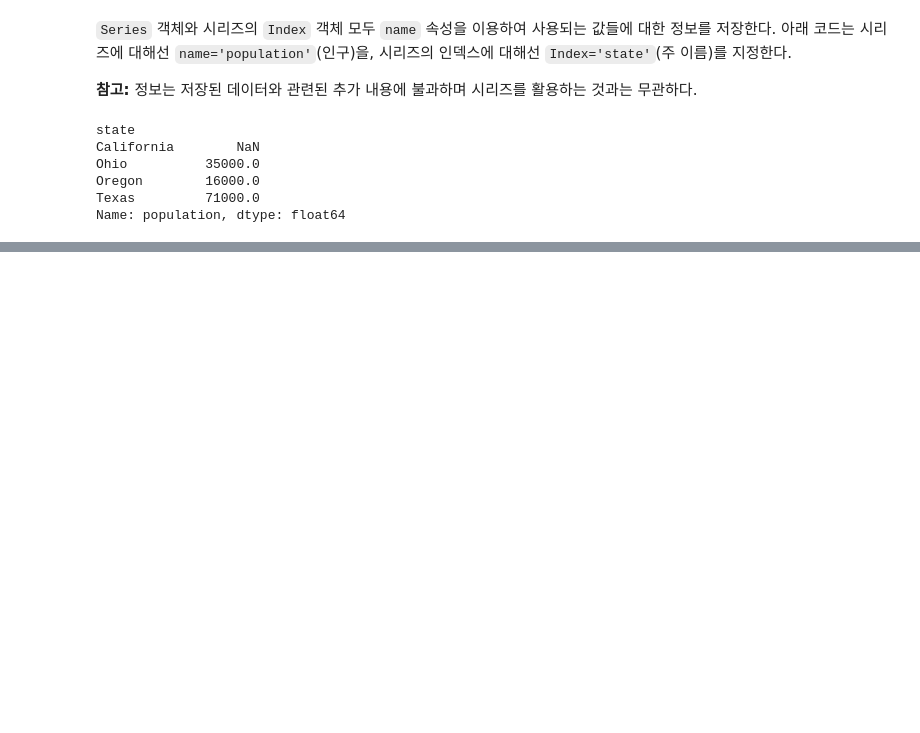
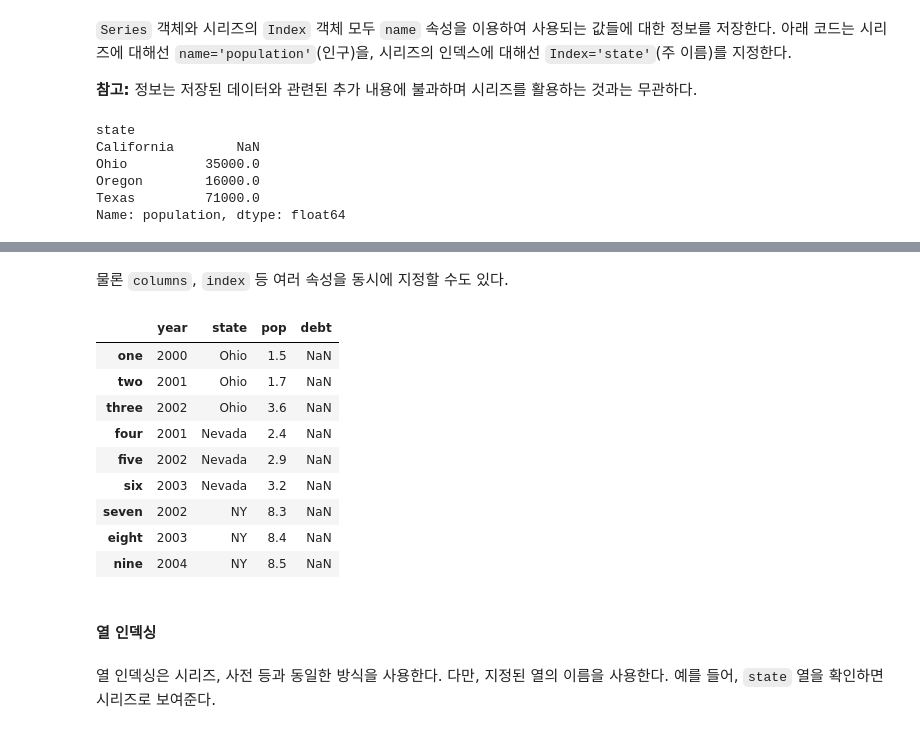
Before and after one commit to codingalzi/pydata, a Jupyter notebook: notebooks/pydata05-pandas-basics-1.ipynb, the cells around one changed output, grey strips where cells are left out. Saved outputs shown, nothing was run; the diff lists cells and outputs as text; code cells hidden in the pictures; blank space fills up the shorter version.

```diff
--- a/notebooks/pydata05-pandas-basics-1.ipynb
+++ b/notebooks/pydata05-pandas-basics-1.ipynb
@@ -371,8 +577,26 @@ pd.DataFrame(data, columns=['year', 'state', 'pop'])
+# %% [markdown]
+물론 `columns`, `index` 등 여러 속성을 동시에 지정할 수도 있다.
 # %%
 frame2 = pd.DataFrame(data, columns=['year', 'state', 'pop', 'debt'],
                       index=['one', 'two', 'three', 'four',
-                             'five', 'six'])
+                             'five', 'six', 'seven', 'eight', 'nine'])
 frame2
-frame2.columns
+# %% [output]
+|  | year | state | pop | debt |
+| one | 2000 | Ohio | 1.5 | NaN |
+| two | 2001 | Ohio | 1.7 | NaN |
+| three | 2002 | Ohio | 3.6 | NaN |
+| four | 2001 | Nevada | 2.4 | NaN |
+| five | 2002 | Nevada | 2.9 | NaN |
+| six | 2003 | Nevada | 3.2 | NaN |
+| seven | 2002 | NY | 8.3 | NaN |
+| eight | 2003 | NY | 8.4 | NaN |
+| nine | 2004 | NY | 8.5 | NaN |
+# %% [markdown]
+#### 열 인덱싱
+# %% [markdown]
+열 인덱싱은 시리즈, 사전 등과 동일한 방식을 사용한다.
+다만, 지정된 열의 이름을 사용한다.
+예를 들어, `state` 열을 확인하면 시리즈로 보여준다.
 # %%
 frame2['state']
```
Also changed, not shown: parts of 227 cells of this notebook, 7 other files.
